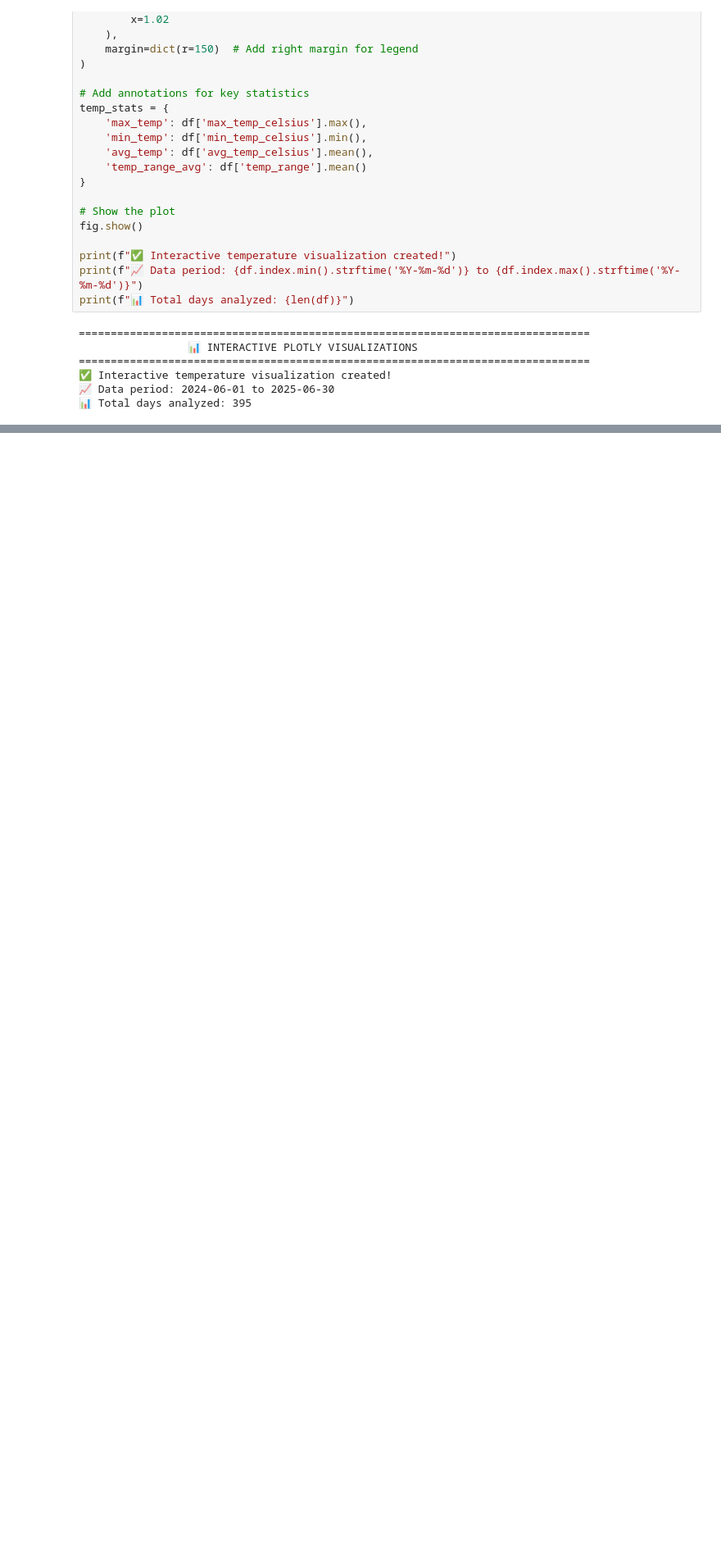
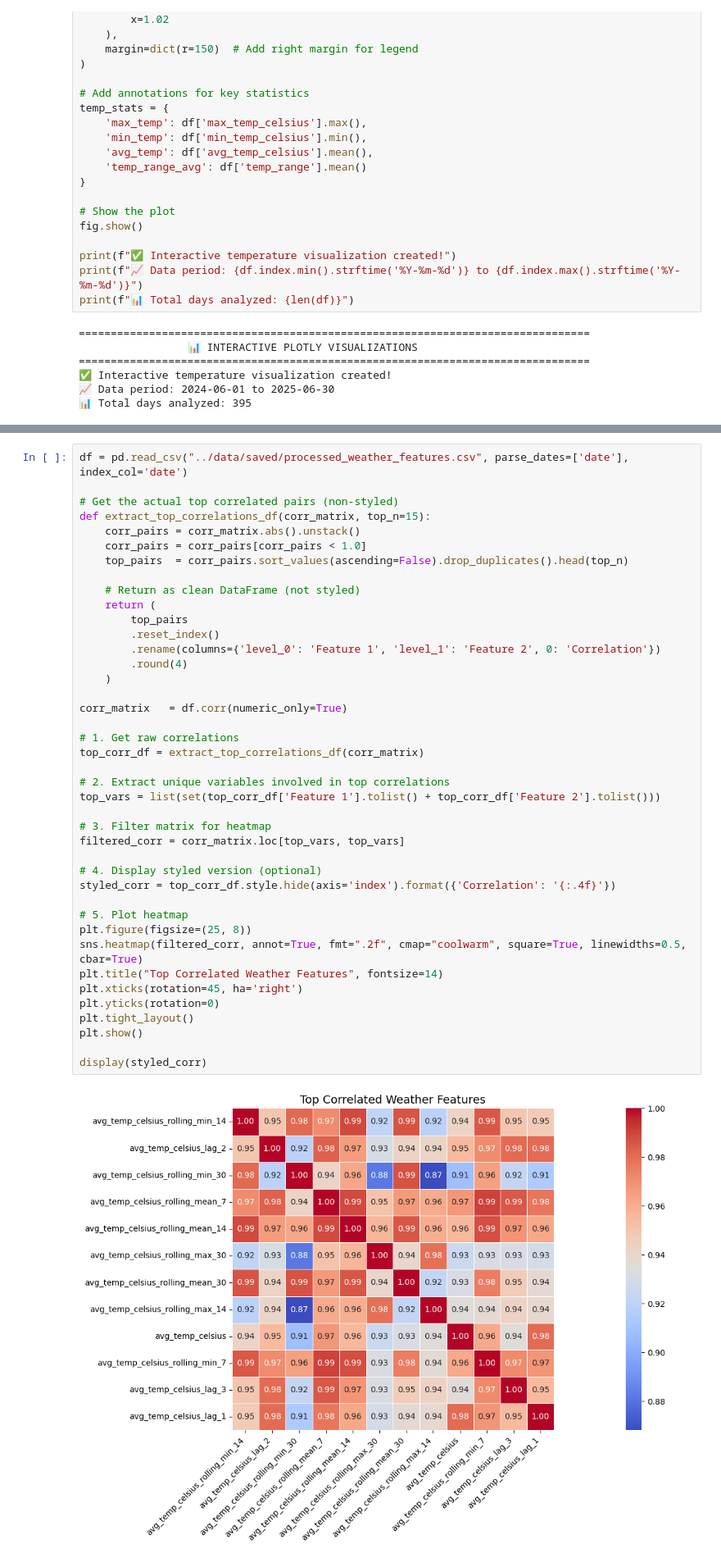
Before and after one commit to Abdelrhman941/Weather-Forecasting-Project, a Jupyter notebook: notebooks/code.ipynb, the cells around one changed output, grey strips where cells are left out. Shown at 82% size. Drawn from its saved outputs; the diff is of its cells as text; blank space fills up the shorter version.

```diff
--- a/notebooks/code.ipynb
+++ b/notebooks/code.ipynb
@@ -787,0 +855,43 @@ print(f"📊 Total days analyzed: {len(df)}")
+# %%
+df = pd.read_csv("../data/saved/processed_weather_features.csv", parse_dates=['date'], index_col='date')
+
+# Get the actual top correlated pairs (non-styled)
+def extract_top_correlations_df(corr_matrix, top_n=15):
+    corr_pairs = corr_matrix.abs().unstack()
+    corr_pairs = corr_pairs[corr_pairs < 1.0]
+    top_pairs  = corr_pairs.sort_values(ascending=False).drop_duplicates().head(top_n)
+
+    # Return as clean DataFrame (not styled)
+    return (
+        top_pairs
+        .reset_index()
+        .rename(columns={'level_0': 'Feature 1', 'level_1': 'Feature 2', 0: 'Correlation'})
+        .round(4)
+    )
+
+corr_matrix   = df.corr(numeric_only=True)
+
+# 1. Get raw correlations
+top_corr_df = extract_top_correlations_df(corr_matrix)
+
+# 2. Extract unique variables involved in top correlations
+top_vars = list(set(top_corr_df['Feature 1'].tolist() + top_corr_df['Feature 2'].tolist()))
+
+# 3. Filter matrix for heatmap
+filtered_corr = corr_matrix.loc[top_vars, top_vars]
+
+# 4. Display styled version (optional)
+styled_corr = top_corr_df.style.hide(axis='index').format({'Correlation': '{:.4f}'})
+
+# 5. Plot heatmap
+plt.figure(figsize=(25, 8))
+sns.heatmap(filtered_corr, annot=True, fmt=".2f", cmap="coolwarm", square=True, linewidths=0.5, cbar=True)
+plt.title("Top Correlated Weather Features", fontsize=14)
+plt.xticks(rotation=45, ha='right')
+plt.yticks(rotation=0)
+plt.tight_layout()
+plt.show()
+
+display(styled_corr)
+# %% [output]
+[figure, added]
```
Also changed, not shown: parts of 21 cells of this notebook.
